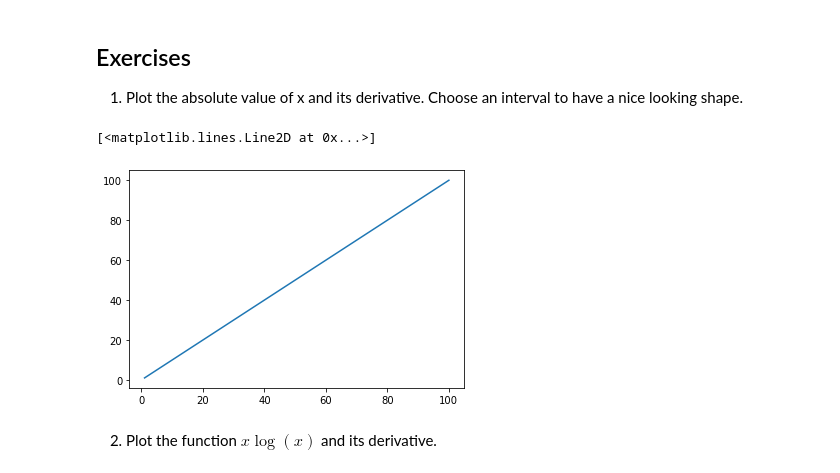
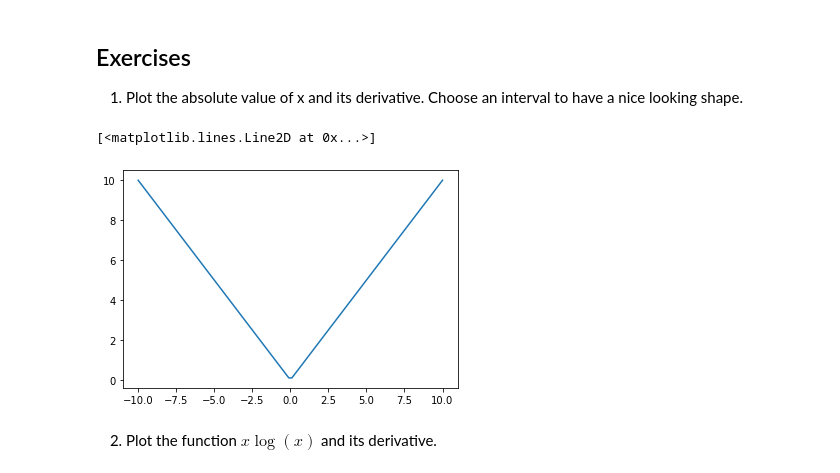
Before and after one commit to BusayoAfolabi12/AI-JAN-2022-EXERCISES, a Jupyter notebook: 12. Calculus/Drawing Functions in Python.ipynb, the cells around one changed output. Cells and saved outputs as stored; diff of their text form; code cells hidden in the pictures.

```diff
--- a/12. Calculus/Drawing Functions in Python.ipynb
+++ b/12. Calculus/Drawing Functions in Python.ipynb
@@ -264,13 +264,13 @@ That is actually the plot of $\frac{1}{x}$!
 # %%
 def abs(x):
     return np.abs(x)
 
-n = np.linspace(-10, 0, 100)
-y = abs(x)
+x = np.linspace(-10, 10, 100)
+y = np.abs(x)
 plt.plot(x,y)
 # %% [output]
 [<matplotlib.lines.Line2D at 0x...>]
-[figure, old version]
+[figure, new version]
 # %% [markdown]
 2. Plot the function $x\log(x)$ and its derivative.
 # %%
```
